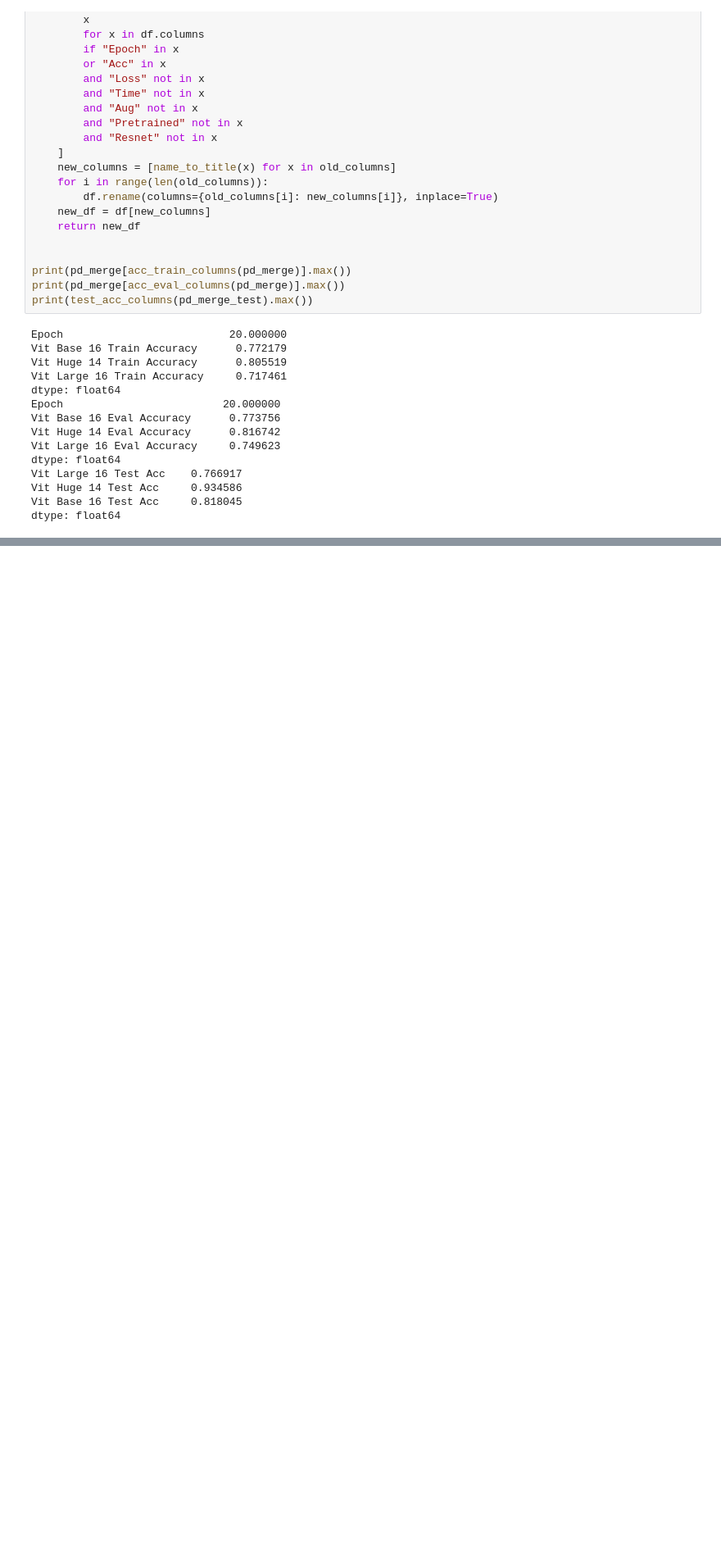
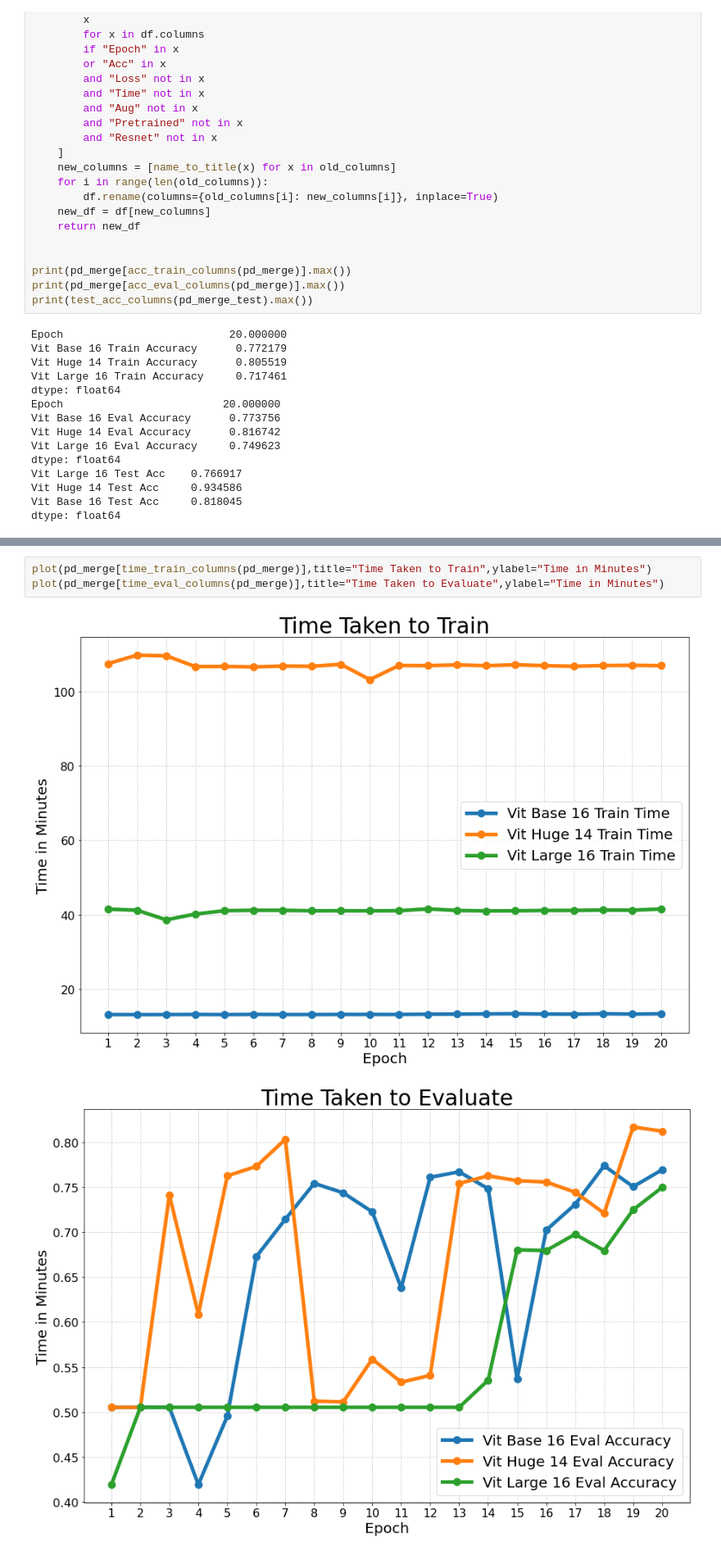
Before and after one commit to henseljahja/vit-masked-face-net, a Jupyter notebook: notebooks/res.ipynb, the cells around one changed output, grey strips where cells are left out. Shown at 82% size. Saved outputs shown, nothing was run; the diff lists cells and outputs as text; blank space fills up the shorter version.

```diff
--- a/notebooks/res.ipynb
+++ b/notebooks/res.ipynb
@@ -564,0 +666,6 @@ plot(pd_merge[loss_train_columns(pd_merge)],title="Train Loss",ylabel="Loss")
+# %%
+plot(pd_merge[time_train_columns(pd_merge)],title="Time Taken to Train",ylabel="Time in Minutes")
+plot(pd_merge[time_eval_columns(pd_merge)],title="Time Taken to Evaluate",ylabel="Time in Minutes")
+# %% [output]
+[figure, added]
+[figure, added]
```
Also changed, not shown: parts of 55 cells of this notebook, 39 other files.
